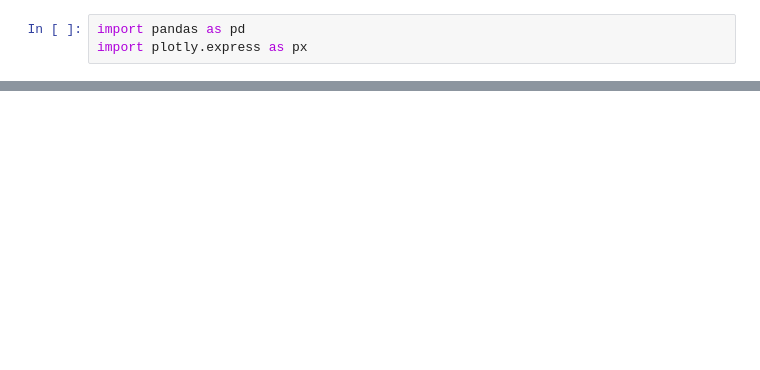
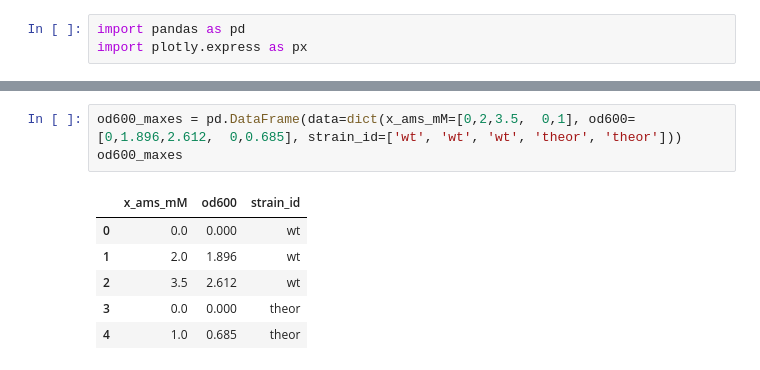
Before and after one commit to p7k/nu_tyo_lab_analysis, a Jupyter notebook: nb/exp/pk_exp004_N+_to_dosedN.ipynb, the cells around one changed output, grey strips where cells are left out. Saved outputs shown, nothing was run; the diff lists cells and outputs as text; blank space fills up the shorter version.

```diff
--- a/nb/exp/pk_exp004_N+_to_dosedN.ipynb
+++ b/nb/exp/pk_exp004_N+_to_dosedN.ipynb
@@ -52,0 +54,10 @@ px.line(
+# %%
+od600_maxes = pd.DataFrame(data=dict(x_ams_mM=[0,2,3.5,  0,1], od600=[0,1.896,2.612,  0,0.685], strain_id=['wt', 'wt', 'wt', 'theor', 'theor']))
+od600_maxes
+# %% [output]
+|  | x_ams_mM | od600 | strain_id |
+| 0 | 0.0 | 0.000 | wt |
+| 1 | 2.0 | 1.896 | wt |
+| 2 | 3.5 | 2.612 | wt |
+| 3 | 0.0 | 0.000 | theor |
+| 4 | 1.0 | 0.685 | theor |
```
Also changed, not shown: parts of 8 cells of this notebook, 30 other files.
